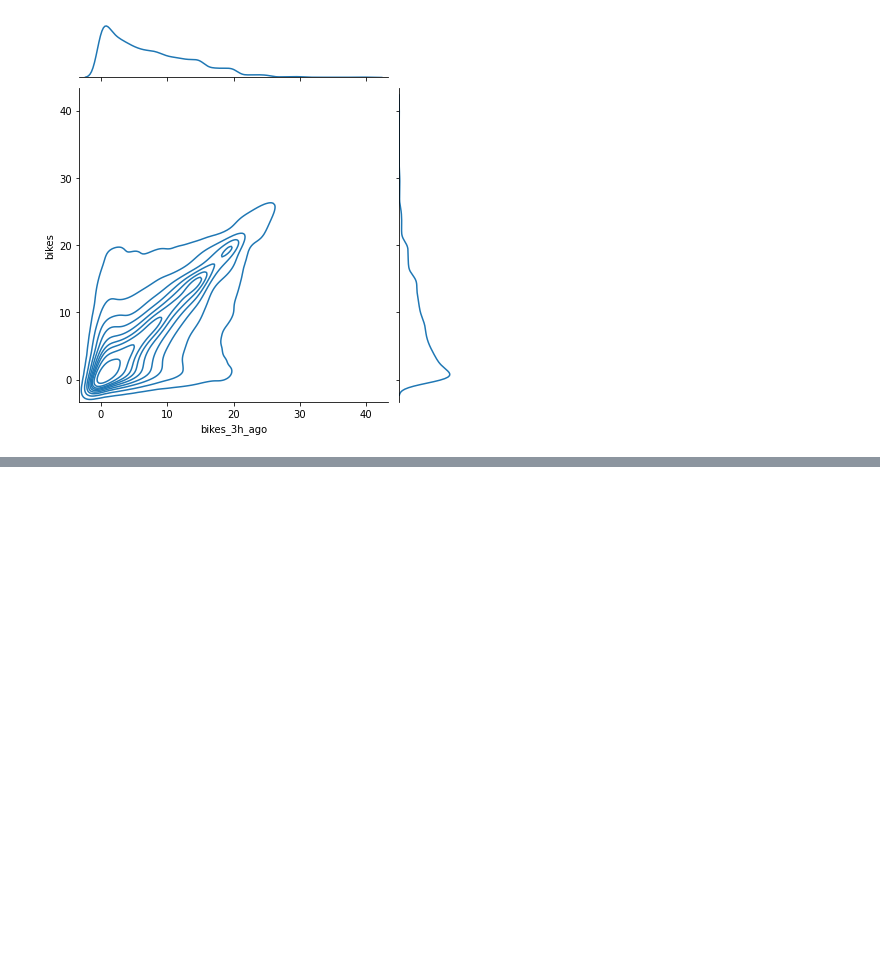
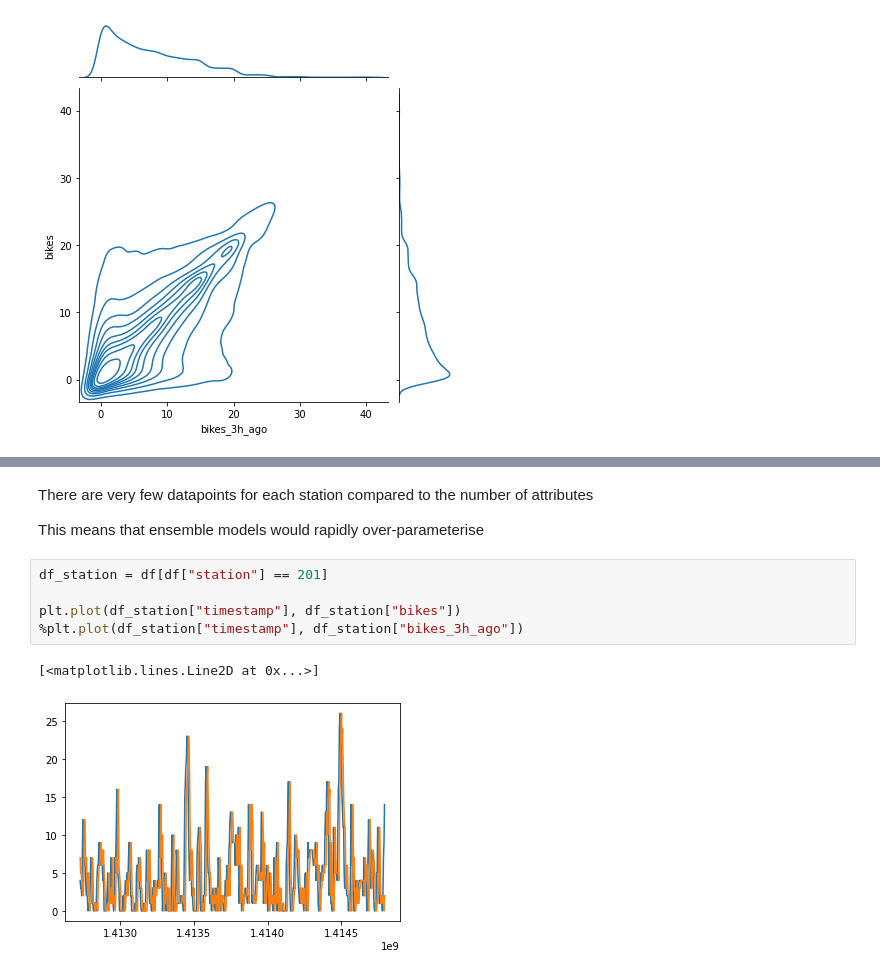
Before and after one commit to phillipSloan/MoreBikes, a Jupyter notebook: Untitled.ipynb, the cells around one changed output, grey strips where cells are left out. Saved outputs shown, nothing was run; the diff lists cells and outputs as text; blank space fills up the shorter version.

```diff
--- a/Untitled.ipynb
+++ b/Untitled.ipynb
@@ -103,0 +111,12 @@ sns.jointplot(
+# %% [markdown]
+There are very few datapoints for each station compared to the number of attributes
+
+This means that ensemble models would rapidly over-parameterise
+# %%
+df_station = df[df["station"] == 201]
+
+plt.plot(df_station["timestamp"], df_station["bikes"])
+%plt.plot(df_station["timestamp"], df_station["bikes_3h_ago"])
+# %% [output]
+[<matplotlib.lines.Line2D at 0x...>]
+[figure, added]
```
Also changed, not shown: parts of 4 cells of this notebook.
